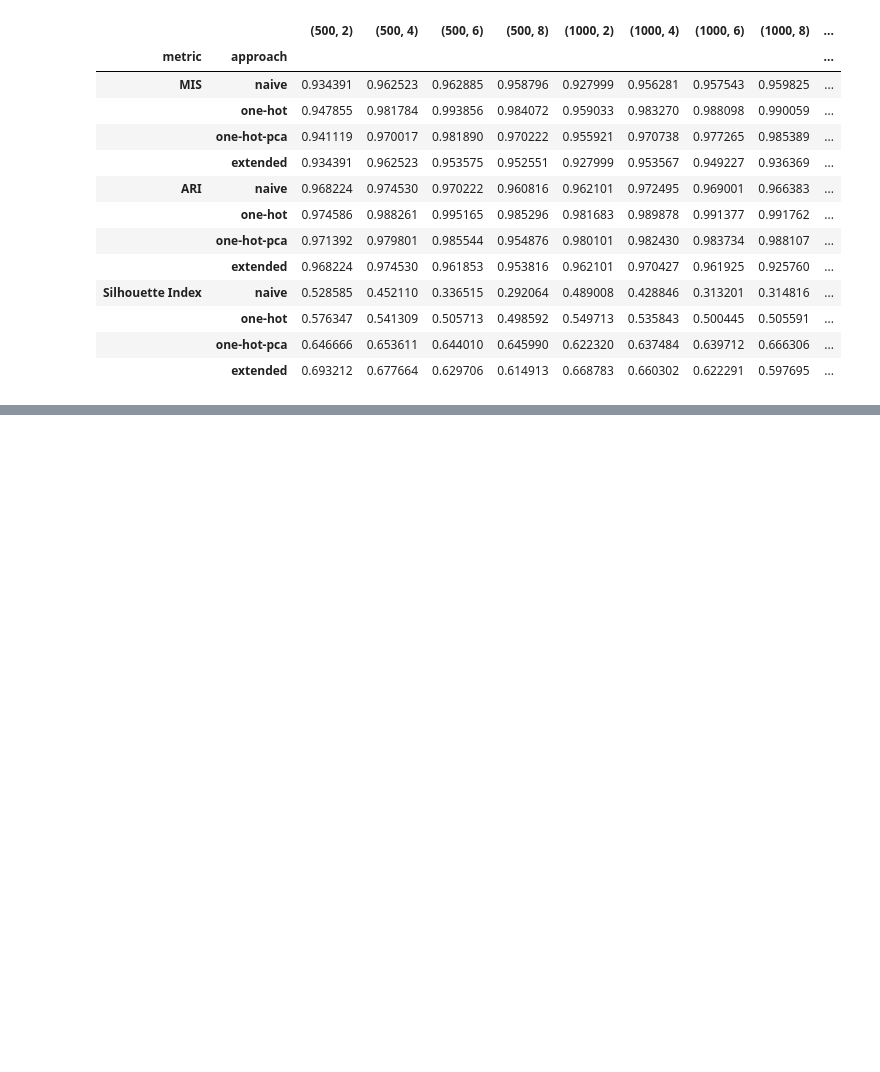
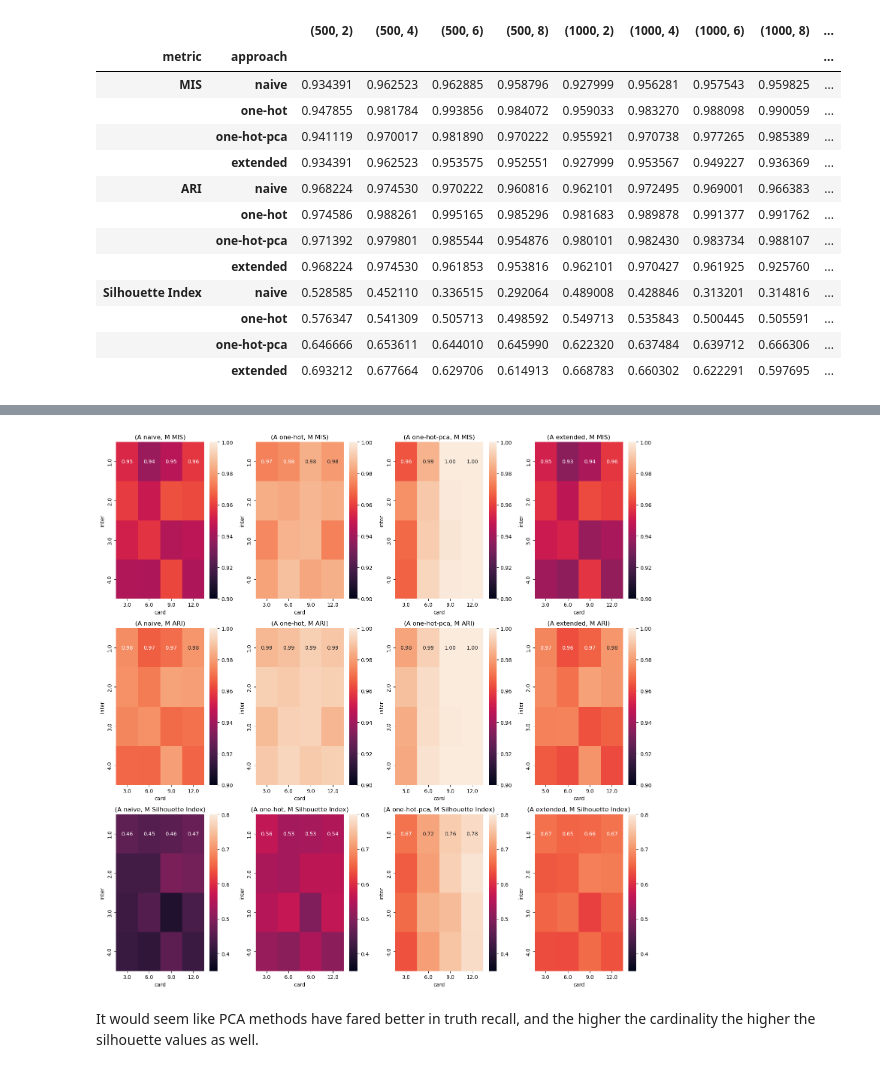
Before and after one commit to ManuelConcepcion/extended_kprototypes, a Jupyter notebook: extended_benchmark/benchmarking.ipynb, the cells around one changed output, grey strips where cells are left out. Saved outputs shown, nothing was run; the diff lists cells and outputs as text; code cells hidden in the pictures; blank space fills up the shorter version.

```diff
--- a/extended_benchmark/benchmarking.ipynb
+++ b/extended_benchmark/benchmarking.ipynb
@@ -1154,0 +1721,3 @@ res
+# %%
+res = res.reset_index().melt(id_vars=['metric', 'approach'])
+res.head()
@@ -1154,0 +1731,7 @@ res
+# %%
+def interpret_string_tuple(string_tuple: str):
+    out = string_tuple.replace('(', '').replace(')', '')
+    out = [float(i) for i in out.split(', ')]
+    return out
+
+interpret_string_tuple('(0.1, 0.2)')
@@ -1154,0 +1740,6 @@ res
+# %%
+res = pd.concat([res,
+           pd.DataFrame(res['variable'].apply(interpret_string_tuple).to_list()).rename({0:'inter', 1:'card'}, axis=1)],
+           axis=1).drop('variable', axis=1)
+
+res.head()
@@ -1154,0 +1753,3 @@ res
+# %%
+metrics = ['MIS', 'ARI', 'Silhouette Index']
+approaches = ['naive', 'one-hot', 'one-hot-pca', 'extended']
@@ -1154,0 +1768,33 @@ res
+# %%
+fig, axes = plt.subplots(3, 4, figsize=(15, 15))
+
+for i in range(len(metrics)):
+    metric = metrics[i]
+    if metric != 'Silhouette Index':
+        vmin = 0.9
+        vmax = 1.
+    else:
+        vmin = 0.35
+        vmax = 0.8
+    for j in range(len(approaches)):
+        ax = axes[i, j]
+        approach = approaches[j]
+
+        filtered_df = res[(res['metric'] == metric) & (res['approach']==approach)]
+
+        sns.heatmap(
+            filtered_df.pivot(index='inter', columns='card', values='value'),
+            ax=ax,
+            annot=True,
+            fmt='.2f',
+            vmin=vmin,
+            vmax=vmax
+        )
+        ax.set_title(f"(A {approach}, M {metric})")
+
+plt.tight_layout()
+plt.show()
+# %% [output]
+[figure, added]
+# %% [markdown]
+It would seem like PCA methods have fared better in truth recall, and the higher the cardinality the higher the silhouette values as well.
```
Also changed, not shown: parts of 54 cells of this notebook, 1 other file.
